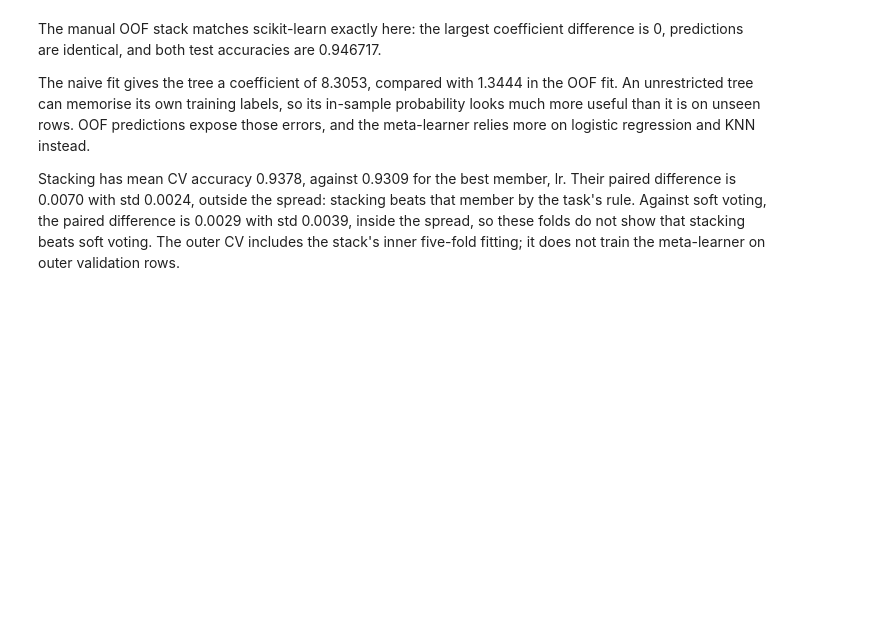
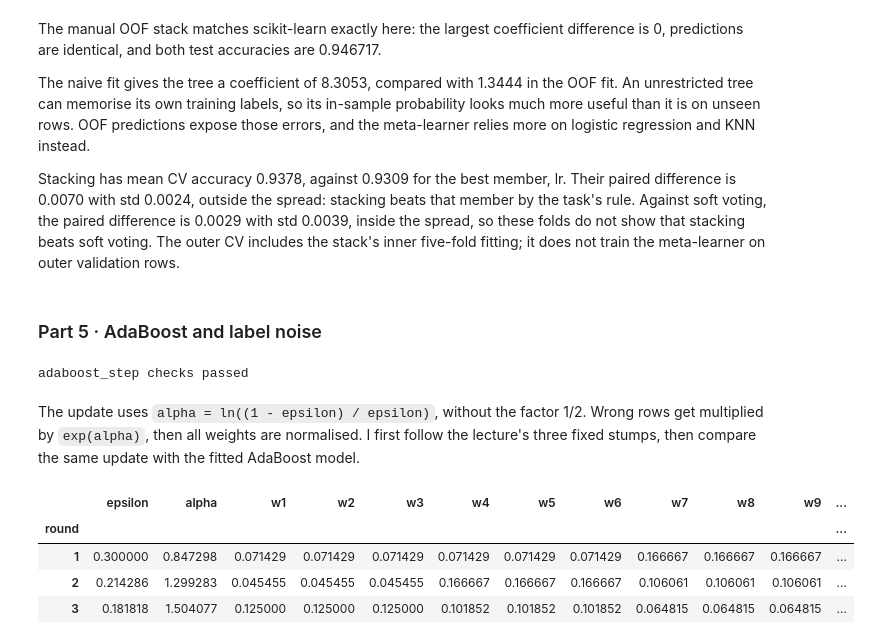
Before and after one commit to danii1kq/li_ML_task_4, a Jupyter notebook: li_task4.ipynb, the cells around one changed output. Drawn from its saved outputs; the diff is of its cells as text; code cells hidden in the pictures; blank space fills up the shorter version.

```diff
--- a/li_task4.ipynb
+++ b/li_task4.ipynb
@@ -447,3 +447,5 @@ The manual OOF stack matches scikit-learn exactly here: the largest coefficient
 The naive fit gives the tree a coefficient of 8.3053, compared with 1.3444 in the OOF fit. An unrestricted tree can memorise its own training labels, so its in-sample probability looks much more useful than it is on unseen rows. OOF predictions expose those errors, and the meta-learner relies more on logistic regression and KNN instead.
 
 Stacking has mean CV accuracy 0.9378, against 0.9309 for the best member, lr. Their paired difference is 0.0070 with std 0.0024, outside the spread: stacking beats that member by the task's rule. Against soft voting, the paired difference is 0.0029 with std 0.0039, inside the spread, so these folds do not show that stacking beats soft voting. The outer CV includes the stack's inner five-fold fitting; it does not train the meta-learner on outer validation rows.
+# %% [markdown]
+### Part 5 · AdaBoost and label noise
@@ -449,0 +464,52 @@ Stacking has mean CV accuracy 0.9378, against 0.9309 for the best member, lr. Th
+# %%
+step_cases = [
+    ([1, 1, 0, 0], [1, 0, 0, 0], [1, 1, 1, 1], math.log(3), [1/6, 1/2, 1/6, 1/6]),
+    ([1, 1, 1, 0], [0, 0, 0, 0], [1, 1, 1, 1], -math.log(3), [1/6, 1/6, 1/6, 1/2]),
+    ([1, 0], [0, 0], [1, 1], 0.0, [0.5, 0.5]),
+    ([1, 0, 1], [1, 0, 1], [2, 2, 4], math.inf, [0.25, 0.25, 0.5]),
+    ([-1, 1, 1, -1], [-1, 1, -1, -1], [0.1, 0.2, 0.1, 0.1], math.log(4), [0.125, 0.25, 0.5, 0.125]),
+]
+for true, pred, weights, expected_alpha, expected_weights in step_cases:
+    true, pred, weights = np.array(true), np.array(pred), np.array(weights)
+    saved_true, saved_pred, saved_weights = true.copy(), pred.copy(), weights.copy()
+    alpha, updated = adaboost_step(y_true=true, y_pred=pred, weights=weights)
+    assert np.isclose(alpha, expected_alpha)
+    assert np.allclose(updated, expected_weights)
+    assert isinstance(alpha, float) and updated.shape == weights.shape
+    assert np.issubdtype(updated.dtype, np.floating) and np.isclose(updated.sum(), 1)
+    assert not np.shares_memory(updated, weights)
+    assert np.array_equal(true, saved_true) and np.array_equal(pred, saved_pred)
+    assert np.array_equal(weights, saved_weights)
+zero_alpha, zero_weights = adaboost_step([1, 0], [1, 1], [2, 0])
+assert zero_alpha == math.inf and np.array_equal(zero_weights, [1.0, 0.0])
+print("adaboost_step checks passed")
+# %% [output]
+adaboost_step checks passed
+# %% [markdown]
+The update uses `alpha = ln((1 - epsilon) / epsilon)`, without the factor 1/2. Wrong rows get multiplied by `exp(alpha)`, then all weights are normalised. I first follow the lecture's three fixed stumps, then compare the same update with the fitted AdaBoost model.
+# %%
+x = np.arange(1, 11)
+y_toy = np.array([1, 1, 1, 0, 0, 0, 1, 1, 1, 0])
+stump_1 = np.where(x <= 3.5, 1, 0)
+stump_2 = np.where(x <= 9.5, 1, 0)
+stump_3 = np.where(x <= 6.5, 0, 1)
+
+w = np.full(len(y_toy), 0.1)
+toy_rows = []
+for round_number, predictions in enumerate([stump_1, stump_2, stump_3], start=1):
+    epsilon = w[predictions != y_toy].sum() / w.sum()
+    alpha, w = adaboost_step(y_toy, predictions, w)
+    toy_rows.append({"round": round_number, "epsilon": epsilon, "alpha": alpha,
+                     **{f"w{i + 1}": value for i, value in enumerate(w)}})
+
+display(pd.DataFrame(toy_rows).set_index("round").round(6))
+assert np.isclose(toy_rows[0]["epsilon"], 0.3)
+assert np.isclose(toy_rows[0]["alpha"], math.log(7 / 3))
+assert np.isclose(toy_rows[0]["w1"], 1 / 14)
+assert np.isclose(toy_rows[0]["w7"], 1 / 6)
+# %% [output]
+|  | epsilon | alpha | w1 | w2 | w3 | w4 | w5 | w6 | w7 | w8 | w9 | ... |
+| round |  |  |  |  |  |  |  |  |  |  |  | ... |
+| 1 | 0.300000 | 0.847298 | 0.071429 | 0.071429 | 0.071429 | 0.071429 | 0.071429 | 0.071429 | 0.166667 | 0.166667 | 0.166667 | ... |
+| 2 | 0.214286 | 1.299283 | 0.045455 | 0.045455 | 0.045455 | 0.166667 | 0.166667 | 0.166667 | 0.106061 | 0.106061 | 0.106061 | ... |
+| 3 | 0.181818 | 1.504077 | 0.125000 | 0.125000 | 0.125000 | 0.101852 | 0.101852 | 0.101852 | 0.064815 | 0.064815 | 0.064815 | ... |
```
Also changed, not shown: parts of 8 cells of this notebook.
